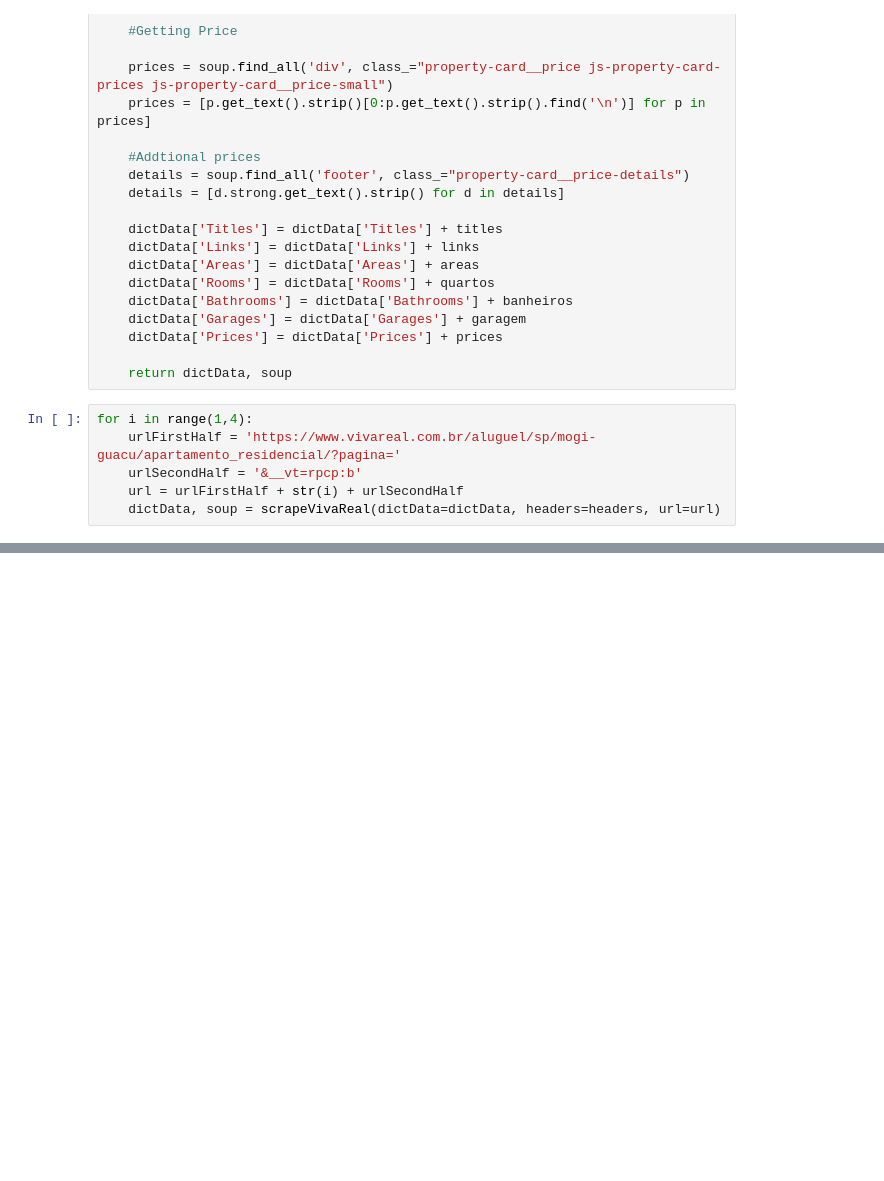
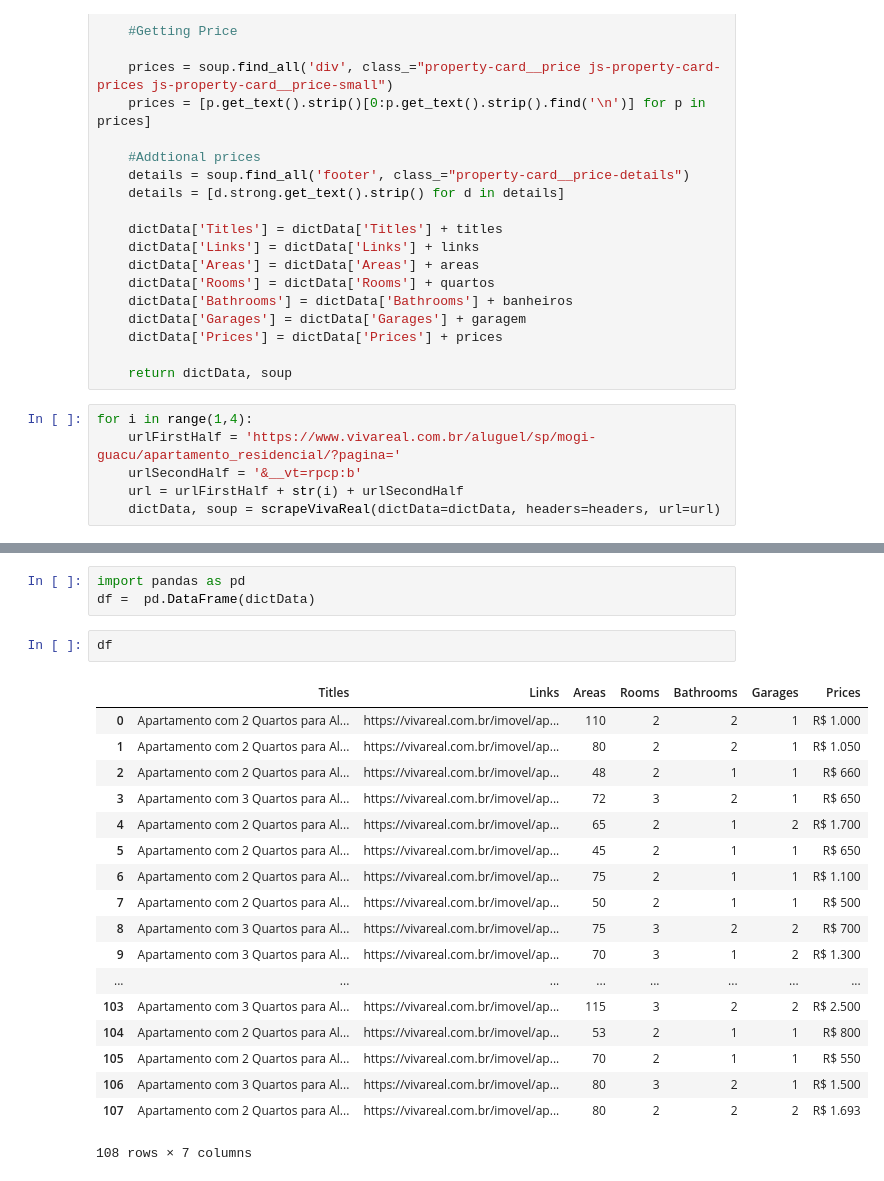
Before and after one commit to viniciusjk/houseSearchingRobot, a Jupyter notebook: housePriceSearchRobot.ipynb, the cells around one changed output, grey strips where cells are left out. Saved outputs shown, nothing was run; the diff lists cells and outputs as text; blank space fills up the shorter version.

```diff
--- a/housePriceSearchRobot.ipynb
+++ b/housePriceSearchRobot.ipynb
@@ -113,0 +98,24 @@ UsageError: Line magic function `%git` not found.
+# %%
+import pandas as pd
+df =  pd.DataFrame(dictData)
+# %%
+df
+# %% [output]
+|  | Titles | Links | Areas | Rooms | Bathrooms | Garages | Prices |
+| 0 | Apartamento com 2 Quartos para Al... | https://vivareal.com.br/imovel/ap... | 110 | 2 | 2 | 1 | R$ 1.000 |
+| 1 | Apartamento com 2 Quartos para Al... | https://vivareal.com.br/imovel/ap... | 80 | 2 | 2 | 1 | R$ 1.050 |
+| 2 | Apartamento com 2 Quartos para Al... | https://vivareal.com.br/imovel/ap... | 48 | 2 | 1 | 1 | R$ 660 |
+| 3 | Apartamento com 3 Quartos para Al... | https://vivareal.com.br/imovel/ap... | 72 | 3 | 2 | 1 | R$ 650 |
+| 4 | Apartamento com 2 Quartos para Al... | https://vivareal.com.br/imovel/ap... | 65 | 2 | 1 | 2 | R$ 1.700 |
+| 5 | Apartamento com 2 Quartos para Al... | https://vivareal.com.br/imovel/ap... | 45 | 2 | 1 | 1 | R$ 650 |
+| 6 | Apartamento com 2 Quartos para Al... | https://vivareal.com.br/imovel/ap... | 75 | 2 | 1 | 1 | R$ 1.100 |
+| 7 | Apartamento com 2 Quartos para Al... | https://vivareal.com.br/imovel/ap... | 50 | 2 | 1 | 1 | R$ 500 |
+| 8 | Apartamento com 3 Quartos para Al... | https://vivareal.com.br/imovel/ap... | 75 | 3 | 2 | 2 | R$ 700 |
+| 9 | Apartamento com 3 Quartos para Al... | https://vivareal.com.br/imovel/ap... | 70 | 3 | 1 | 2 | R$ 1.300 |
+| ... | ... | ... | ... | ... | ... | ... | ... |
+| 103 | Apartamento com 3 Quartos para Al... | https://vivareal.com.br/imovel/ap... | 115 | 3 | 2 | 2 | R$ 2.500 |
+| 104 | Apartamento com 2 Quartos para Al... | https://vivareal.com.br/imovel/ap... | 53 | 2 | 1 | 1 | R$ 800 |
+| 105 | Apartamento com 2 Quartos para Al... | https://vivareal.com.br/imovel/ap... | 70 | 2 | 1 | 1 | R$ 550 |
+| 106 | Apartamento com 3 Quartos para Al... | https://vivareal.com.br/imovel/ap... | 80 | 3 | 2 | 1 | R$ 1.500 |
+| 107 | Apartamento com 2 Quartos para Al... | https://vivareal.com.br/imovel/ap... | 80 | 2 | 2 | 2 | R$ 1.693 |
+108 rows × 7 columns
```
Also changed, not shown: parts of 4 cells of this notebook.
